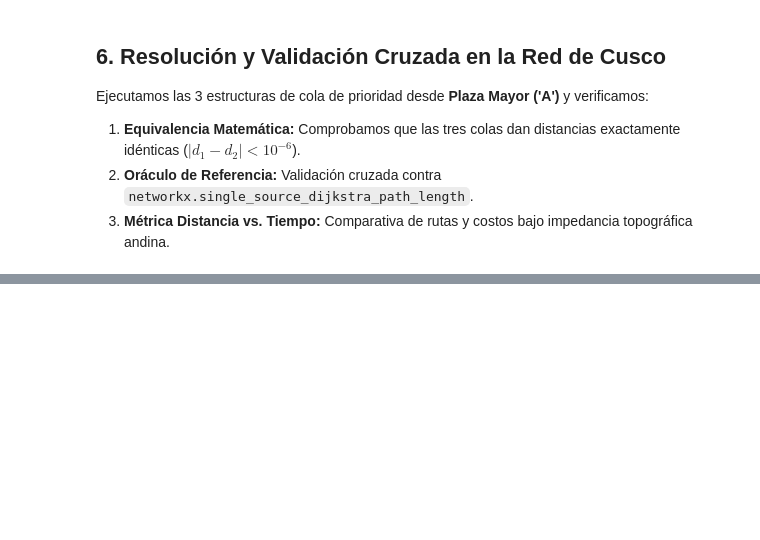
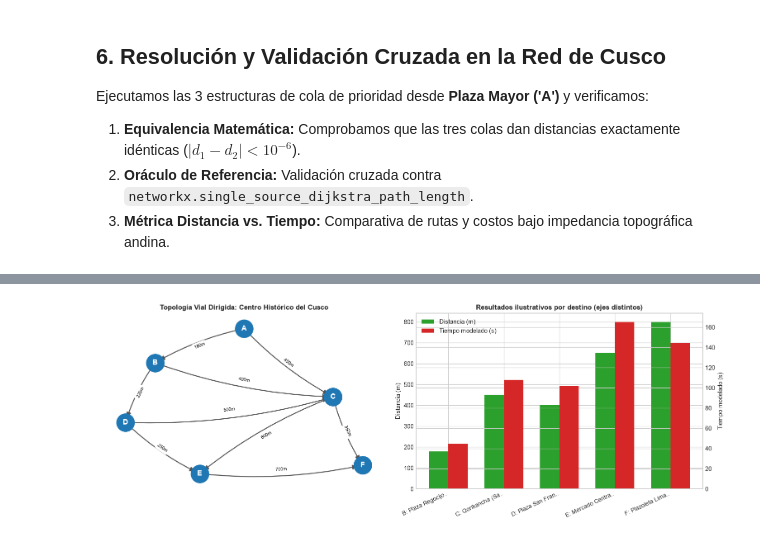
Before and after one commit to frankich99/PROYECTO_Algoritmos-Avanzados-UNSAAC, a Jupyter notebook: python/colab/rutas_minimas_cusco.ipynb, the cells around one changed output, grey strips where cells are left out. Cells and saved outputs as stored; diff of their text form; code cells hidden in the pictures; blank space fills up the shorter version.

```diff
--- a/python/colab/rutas_minimas_cusco.ipynb
+++ b/python/colab/rutas_minimas_cusco.ipynb
@@ -1029,0 +912,56 @@ plt.show()
+# %%
+# La figura combina la topología vial con la comparación de métricas.
+fig, (ax1, ax2) = plt.subplots(1, 2, figsize=(14, 5))
+
+# 1. Grafo vial en plano relativo
+# NetworkX representa la red como un grafo dirigido.
+G = nx.DiGraph()
+for n in nodes:
+    G.add_node(n)
+for seg in ROAD_SEGMENTS:
+    G.add_edge(seg.origin, seg.destination, weight=seg.length_m)
+
+pos = {
+    'A': (0.5, 0.9),
+    'B': (0.2, 0.7),
+    'C': (0.8, 0.5),
+    'D': (0.1, 0.35),
+    'E': (0.35, 0.05),
+    'F': (0.9, 0.1)
+}
+
+nx.draw_networkx_nodes(G, pos, ax=ax1, node_color='#1f77b4', node_size=800)
+nx.draw_networkx_labels(G, pos, ax=ax1, font_color='white', font_weight='bold')
+nx.draw_networkx_edges(G, pos, ax=ax1, edge_color='#555555', arrows=True, arrowsize=15, width=1.5,
+                       connectionstyle='arc3,rad=0.08')
+
+edge_labels = {(seg.origin, seg.destination): f"{int(seg.length_m)}m" for seg in ROAD_SEGMENTS}
+nx.draw_networkx_edge_labels(G, pos, edge_labels=edge_labels, ax=ax1, font_size=7.5)
+ax1.set_title("Topología Vial Dirigida: Centro Histórico del Cusco", fontsize=11, fontweight='bold')
+ax1.axis('off')
+
+# 2. Barras comparativas
+# Se excluye el origen para comparar ?nicamente los destinos alcanzables.
+dest_nodes = [n for n in nodes if n != source]
+dist_vals = [res_bin["distances"][n] for n in dest_nodes]
+time_vals = [res_time["distances"][n] for n in dest_nodes]
+labels = [f"{n}: {NODES_CUSCO[n][:14]}.." for n in dest_nodes]
+
+x = range(len(dest_nodes))
+width = 0.35
+ax2.bar([i - width/2 for i in x], dist_vals, width, label='Distancia (m)', color='#2ca02c')
+ax_time = ax2.twinx()
+ax_time.bar([i + width/2 for i in x], time_vals, width, label='Tiempo modelado (s)', color='#d62728')
+ax2.set_xticks(list(x))
+ax2.set_xticklabels(labels, rotation=25, ha='right', fontsize=9)
+ax2.set_ylabel("Distancia (m)")
+ax_time.set_ylabel("Tiempo modelado (s)")
+ax2.set_title("Resultados ilustrativos por destino (ejes distintos)", fontsize=11, fontweight='bold')
+handles_d, labels_d = ax2.get_legend_handles_labels()
+handles_t, labels_t = ax_time.get_legend_handles_labels()
+ax2.legend(handles_d + handles_t, labels_d + labels_t)
+
+plt.tight_layout()
+plt.show()
+# %% [output]
+[figure, added]
```
Also changed, not shown: parts of 68 cells of this notebook, 45 other files.
